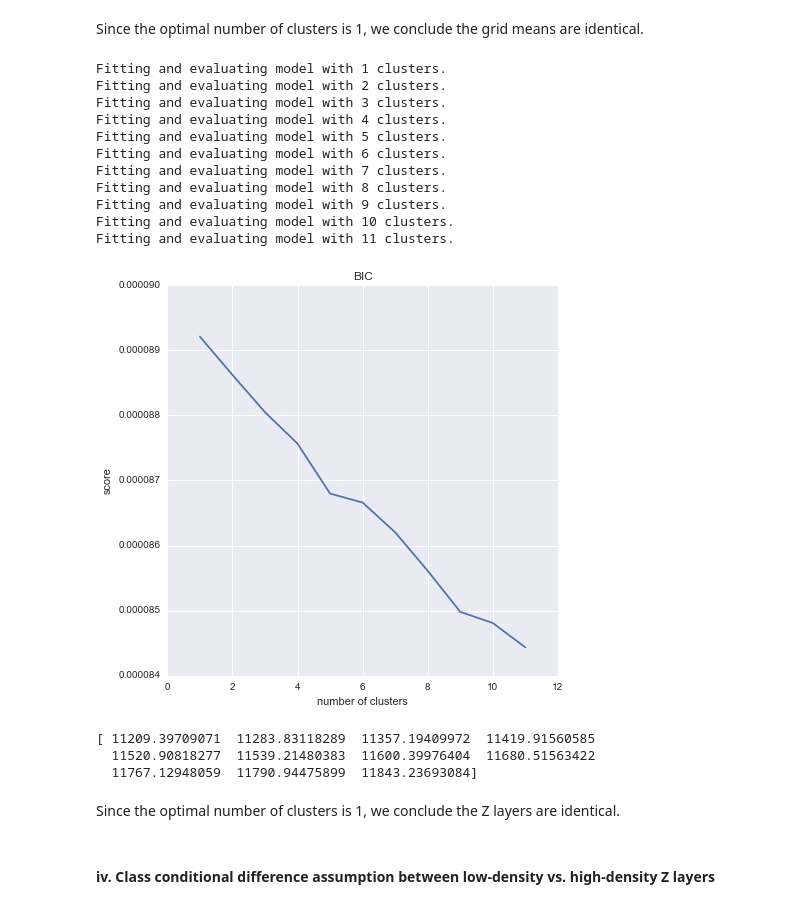
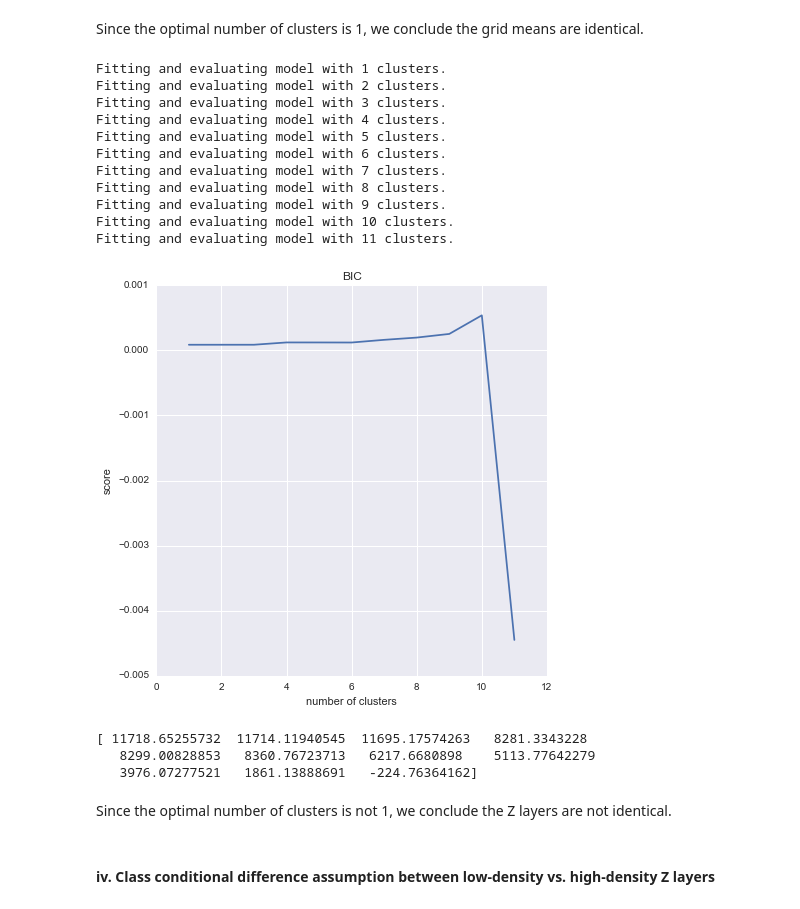
Before and after one commit to Upward-Spiral-Science/chengchang, a Jupyter notebook: Assignment 6.ipynb, the cells around one changed output. Saved outputs shown, nothing was run; the diff lists cells and outputs as text; code cells hidden in the pictures.

Commit message:
Fixed bug in Assignment 6; generated new data (update files)
New data has consistent x,y coordinates between z layers

```diff
--- a/Assignment 6.ipynb
+++ b/Assignment 6.ipynb
@@ -308,8 +308,8 @@ bic = np.array(())
 for idx in nclusters:
     print "Fitting and evaluating model with " + str(idx) + " clusters."
     gmm = sklearn.mixture.GMM(n_components=idx, n_iter=1000, covariance_type = 'diag')
-    gmm.fit(out)
-    bic = np.append(bic, gmm.bic(out))
+    gmm.fit(out3)
+    bic = np.append(bic, gmm.bic(out3))
 plt.figure(figsize=(7, 7))
 plt.plot(nclusters, 1.0/bic)
 plt.title('BIC')
@@ -343,37 +343,37 @@ Since the optimal number of clusters is 1, we conclude the grid means are identi
 # %%
 nclusters = range(1, 12)
 
 bic = np.array(())
 for idx in nclusters:
     print "Fitting and evaluating model with " + str(idx) + " clusters."
     gmm = sklearn.mixture.GMM(n_components=idx, n_iter=1000, covariance_type = 'diag')
-    gmm.fit(out3)
-    bic = np.append(bic, gmm.bic(out3))
+    gmm.fit(out3.T)
+    bic = np.append(bic, gmm.bic(out3.T))
 plt.figure(figsize=(7, 7))
 plt.plot(nclusters, 1.0/bic)
 plt.title('BIC')
 plt.ylabel('score')
 plt.xlabel('number of clusters')
 plt.show()
 print bic
 # %% [output]
 Fitting and evaluating model with 1 clusters.
 Fitting and evaluating model with 2 clusters.
 Fitting and evaluating model with 3 clusters.
 Fitting and evaluating model with 4 clusters.
 Fitting and evaluating model with 5 clusters.
 Fitting and evaluating model with 6 clusters.
 Fitting and evaluating model with 7 clusters.
 Fitting and evaluating model with 8 clusters.
 Fitting and evaluating model with 9 clusters.
 Fitting and evaluating model with 10 clusters.
 Fitting and evaluating model with 11 clusters.
-[figure, old version]
+[figure, new version]
-[ 11209.39709071  11283.83118289  11357.19409972  11419.91560585
-  11520.90818277  11539.21480383  11600.39976404  11680.51563422
-  11767.12948059  11790.94475899  11843.23693084]
+[ 11718.65255732  11714.11940545  11695.17574263   8281.3343228
+   8299.00828853   8360.76723713   6217.6680898    5113.77642279
+   3976.07277521   1861.13888691   -224.76364162]
 # %% [markdown]
-Since the optimal number of clusters is 1, we conclude the Z layers are identical.
+Since the optimal number of clusters is not 1, we conclude the Z layers are not identical.
 # %% [markdown]
 #### iv. Class conditional difference assumption between low-density vs. high-density Z layers
 # %%
```
Also changed, not shown: parts of 1 cell of this notebook, 6 other files.
